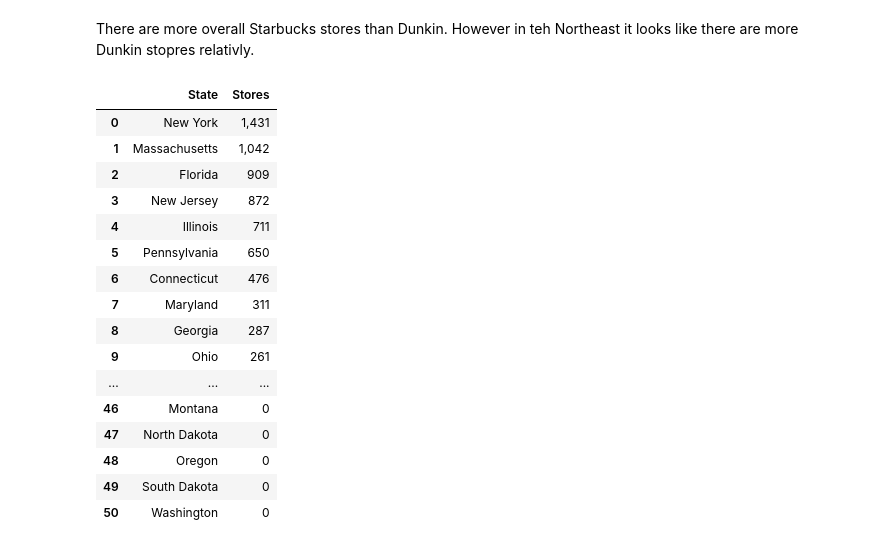
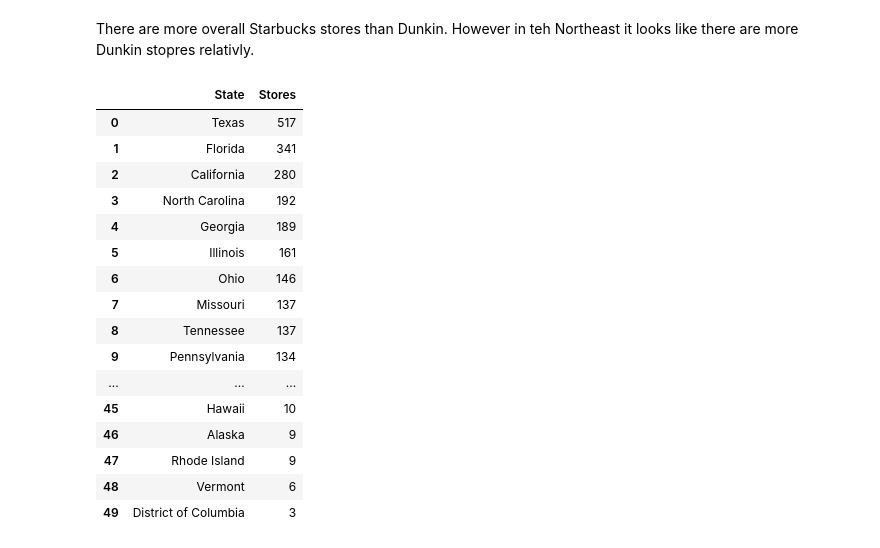
Before and after one commit to alexandragrover/GSB-544, a Jupyter notebook: Labs/Lab4/Lab4.ipynb, the cells around one changed output. Drawn from its saved outputs; the diff is of its cells as text; code cells hidden in the pictures.

```diff
--- a/Labs/Lab4/Lab4.ipynb
+++ b/Labs/Lab4/Lab4.ipynb
@@ -295,22 +295,22 @@ def webscrape(url):
     df =pd.DataFrame(df)
     return df
 # %%
-webscrape("https://worldpopulationreview.com/state-rankings/dunkin-donuts-by-state")
+webscrape("https://worldpopulationreview.com/state-rankings/walmart-stores-by-state")
 # %% [output]
 |  | State | Stores |
-| 0 | New York | 1,431 |
-| 1 | Massachusetts | 1,042 |
-| 2 | Florida | 909 |
-| 3 | New Jersey | 872 |
-| 4 | Illinois | 711 |
-| 5 | Pennsylvania | 650 |
-| 6 | Connecticut | 476 |
-| 7 | Maryland | 311 |
-| 8 | Georgia | 287 |
-| 9 | Ohio | 261 |
+| 0 | Texas | 517 |
+| 1 | Florida | 341 |
+| 2 | California | 280 |
+| 3 | North Carolina | 192 |
+| 4 | Georgia | 189 |
+| 5 | Illinois | 161 |
+| 6 | Ohio | 146 |
+| 7 | Missouri | 137 |
+| 8 | Tennessee | 137 |
+| 9 | Pennsylvania | 134 |
 | ... | ... | ... |
-| 46 | Montana | 0 |
-| 47 | North Dakota | 0 |
-| 48 | Oregon | 0 |
-| 49 | South Dakota | 0 |
-| 50 | Washington | 0 |
+| 45 | Hawaii | 10 |
+| 46 | Alaska | 9 |
+| 47 | Rhode Island | 9 |
+| 48 | Vermont | 6 |
+| 49 | District of Columbia | 3 |
```
